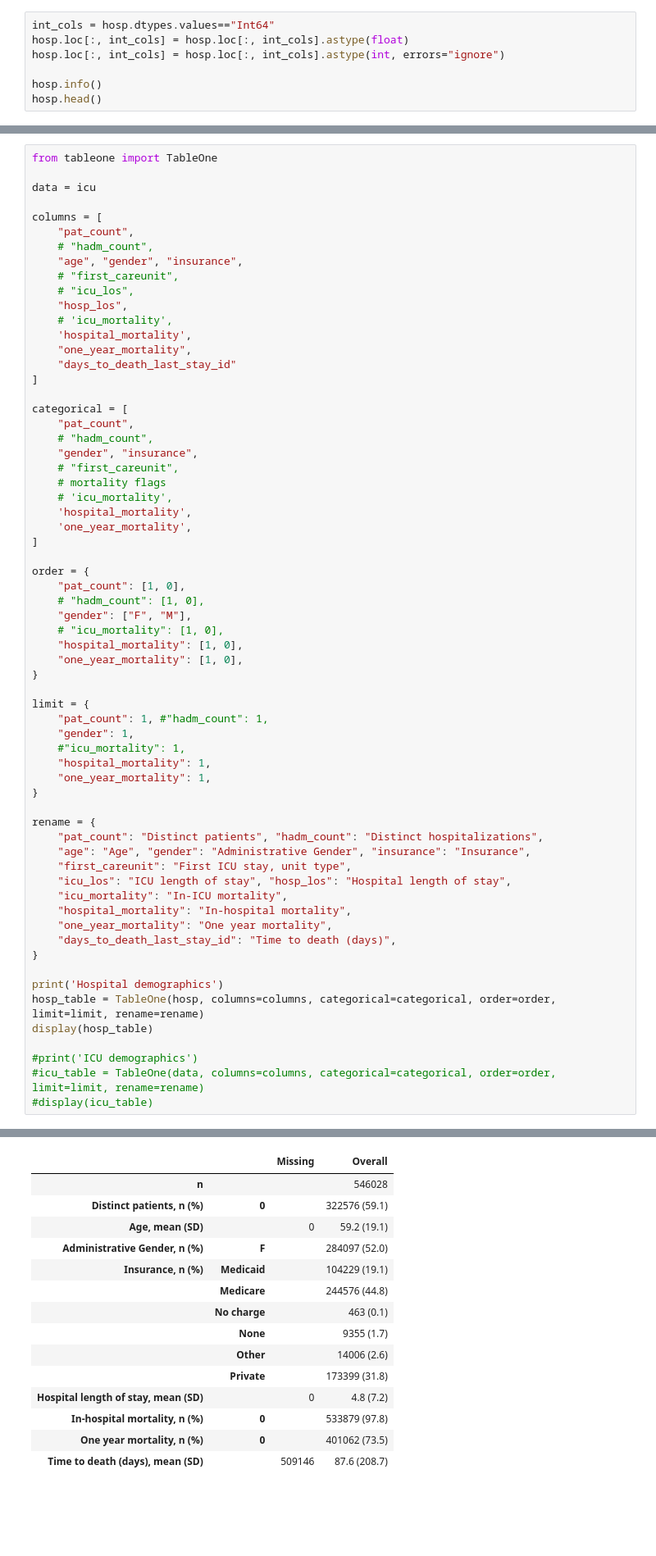
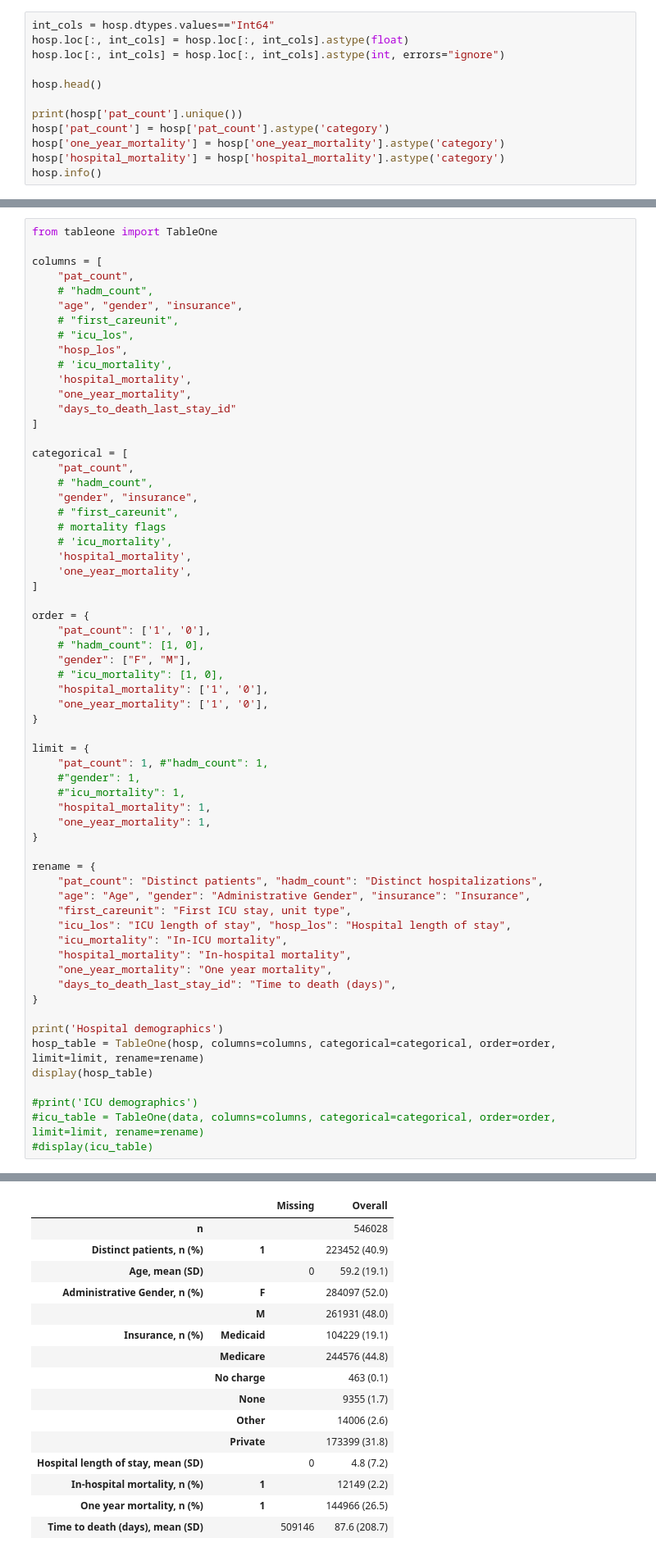
Before and after one commit to aah-41350/MHIA123-Project, a Jupyter notebook: mimic-project/pynotebook.ipynb, the cells around one changed output, grey strips where cells are left out. Shown: that part at 82% size. Saved outputs shown, nothing was run; the diff lists cells and outputs as text; blank space fills up the shorter version.

```diff
--- a/mimic-project/pynotebook.ipynb
+++ b/mimic-project/pynotebook.ipynb
@@ -60,6 +60,11 @@ int_cols = hosp.dtypes.values=="Int64"
 hosp.loc[:, int_cols] = hosp.loc[:, int_cols].astype(float)
 hosp.loc[:, int_cols] = hosp.loc[:, int_cols].astype(int, errors="ignore")
 
+hosp.head()
+
+print(hosp['pat_count'].unique())
+hosp['pat_count'] = hosp['pat_count'].astype('category')
+hosp['one_year_mortality'] = hosp['one_year_mortality'].astype('category')
+hosp['hospital_mortality'] = hosp['hospital_mortality'].astype('category')
 hosp.info()
-hosp.head()
 # %% [output]
@@ -291,7 +308,5 @@ Total rows: 94,458
 # %%
 from tableone import TableOne
-
-data = icu
 
 columns = [
     "pat_count",
@@ -318,47 +333,48 @@ categorical = [
 ]
 
 order = {
-    "pat_count": [1, 0],
+    "pat_count": ['1', '0'],
     # "hadm_count": [1, 0],
     "gender": ["F", "M"],
     # "icu_mortality": [1, 0],
-    "hospital_mortality": [1, 0],
-    "one_year_mortality": [1, 0],
+    "hospital_mortality": ['1', '0'],
+    "one_year_mortality": ['1', '0'],
 }
 
 limit = {
     "pat_count": 1, #"hadm_count": 1,
-    "gender": 1,
+    #"gender": 1,
     #"icu_mortality": 1,
     "hospital_mortality": 1,
     "one_year_mortality": 1,
 }
 
 rename = {
     "pat_count": "Distinct patients", "hadm_count": "Distinct hospitalizations",
     "age": "Age", "gender": "Administrative Gender", "insurance": "Insurance",
     "first_careunit": "First ICU stay, unit type",
     "icu_los": "ICU length of stay", "hosp_los": "Hospital length of stay",
     "icu_mortality": "In-ICU mortality",
     "hospital_mortality": "In-hospital mortality",
     "one_year_mortality": "One year mortality",
     "days_to_death_last_stay_id": "Time to death (days)",
 }
 
 print('Hospital demographics')
 hosp_table = TableOne(hosp, columns=columns, categorical=categorical, order=order, limit=limit, rename=rename)
 display(hosp_table)
 
 #print('ICU demographics')
 #icu_table = TableOne(data, columns=columns, categorical=categorical, order=order, limit=limit, rename=rename)
 #display(icu_table)
 # %% [output]
 Hospital demographics
 |  |  | Missing | Overall |
 | n |  |  | 546028 |
-| Distinct patients, n (%) | 0 |  | 322576 (59.1) |
+| Distinct patients, n (%) | 1 |  | 223452 (40.9) |
 | Age, mean (SD) |  | 0 | 59.2 (19.1) |
 | Administrative Gender, n (%) | F |  | 284097 (52.0) |
+|  | M |  | 261931 (48.0) |
 | Insurance, n (%) | Medicaid |  | 104229 (19.1) |
 |  | Medicare |  | 244576 (44.8) |
 |  | No charge |  | 463 (0.1) |
@@ -366,6 +382,6 @@ Hospital demographics
 |  | Other |  | 14006 (2.6) |
 |  | Private |  | 173399 (31.8) |
 | Hospital length of stay, mean (SD) |  | 0 | 4.8 (7.2) |
-| In-hospital mortality, n (%) | 0 |  | 533879 (97.8) |
-| One year mortality, n (%) | 0 |  | 401062 (73.5) |
+| In-hospital mortality, n (%) | 1 |  | 12149 (2.2) |
+| One year mortality, n (%) | 1 |  | 144966 (26.5) |
 | Time to death (days), mean (SD) |  | 509146 | 87.6 (208.7) |
```
Also changed, not shown: parts of 8 cells of this notebook.
